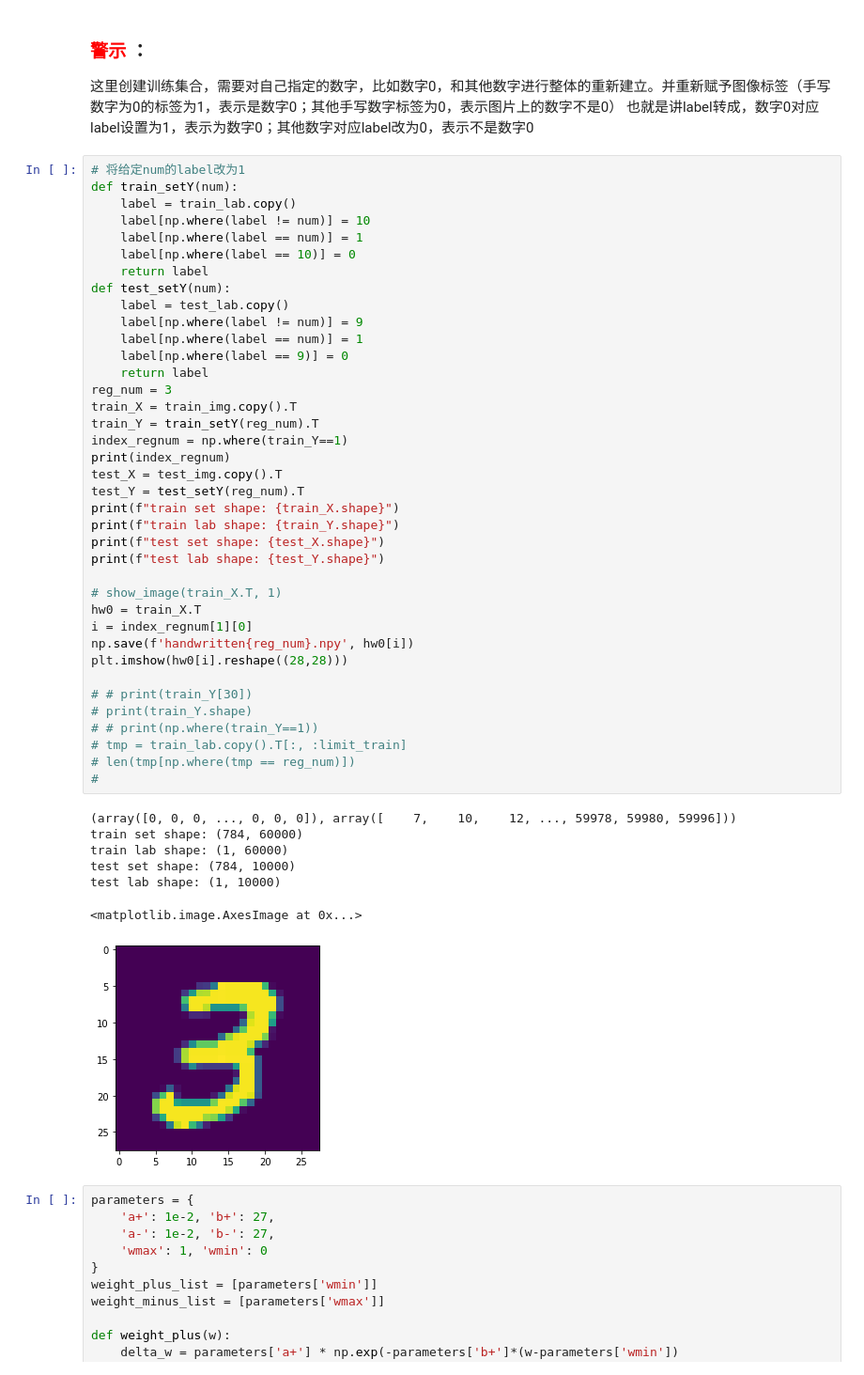
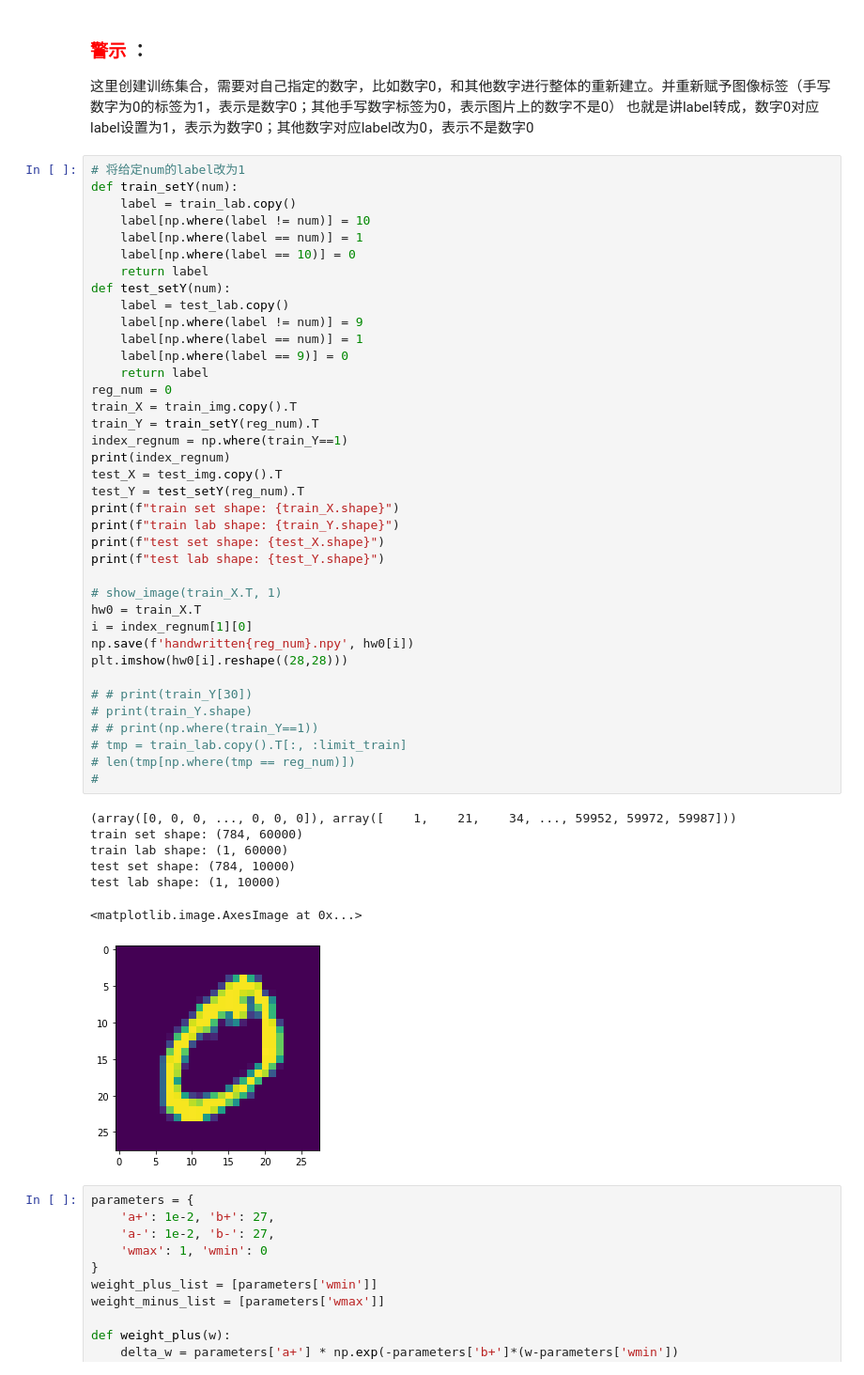
Before and after one commit to ShinATK/JupyterNotebook, a Jupyter notebook: myDeepLearning/COURSE1 Neural Networks and Deep Learning/Week 2/NumberRecognition/数字识别-二值回归.ipynb, the cells around one changed output. Shown at 94% size. Cells and saved outputs as stored; diff of their text form.

```diff
--- a/myDeepLearning/COURSE1 Neural Networks and Deep Learning/Week 2/NumberRecognition/数字识别-二值回归.ipynb
+++ b/myDeepLearning/COURSE1 Neural Networks and Deep Learning/Week 2/NumberRecognition/数字识别-二值回归.ipynb
@@ -73,38 +73,38 @@ def test_setY(num):
     label[np.where(label == num)] = 1
     label[np.where(label == 9)] = 0
     return label
-reg_num = 3
+reg_num = 0
 train_X = train_img.copy().T
 train_Y = train_setY(reg_num).T
 index_regnum = np.where(train_Y==1)
 print(index_regnum)
 test_X = test_img.copy().T
 test_Y = test_setY(reg_num).T
 print(f"train set shape: {train_X.shape}")
 print(f"train lab shape: {train_Y.shape}")
 print(f"test set shape: {test_X.shape}")
 print(f"test lab shape: {test_Y.shape}")
 
 # show_image(train_X.T, 1)
 hw0 = train_X.T
 i = index_regnum[1][0]
 np.save(f'handwritten{reg_num}.npy', hw0[i])
 plt.imshow(hw0[i].reshape((28,28)))
 
 # # print(train_Y[30])
 # print(train_Y.shape)
 # # print(np.where(train_Y==1))
 # tmp = train_lab.copy().T[:, :limit_train]
 # len(tmp[np.where(tmp == reg_num)])
 #
 # %% [output]
-(array([0, 0, 0, ..., 0, 0, 0]), array([    7,    10,    12, ..., 59978, 59980, 59996]))
+(array([0, 0, 0, ..., 0, 0, 0]), array([    1,    21,    34, ..., 59952, 59972, 59987]))
 train set shape: (784, 60000)
 train lab shape: (1, 60000)
 test set shape: (784, 10000)
 test lab shape: (1, 10000)
 <matplotlib.image.AxesImage at 0x...>
-[figure, old version]
+[figure, new version]
 # %%
 parameters = {
     'a+': 1e-2, 'b+': 27,
```
Also changed, not shown: parts of 5 cells of this notebook, 2 other files.
